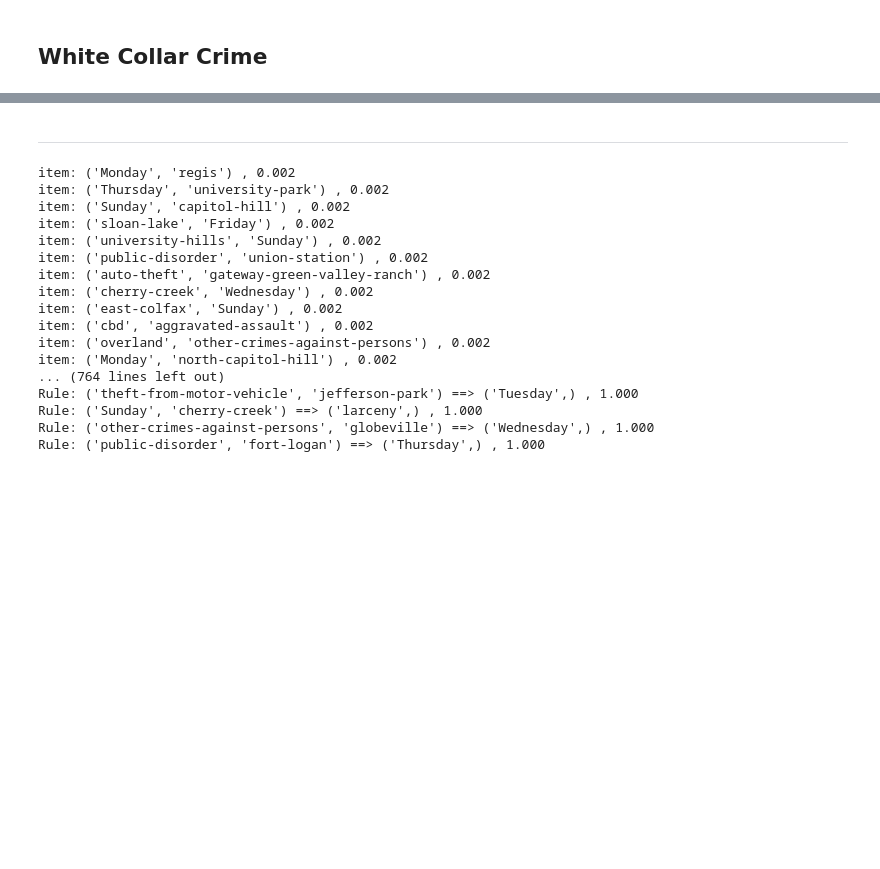
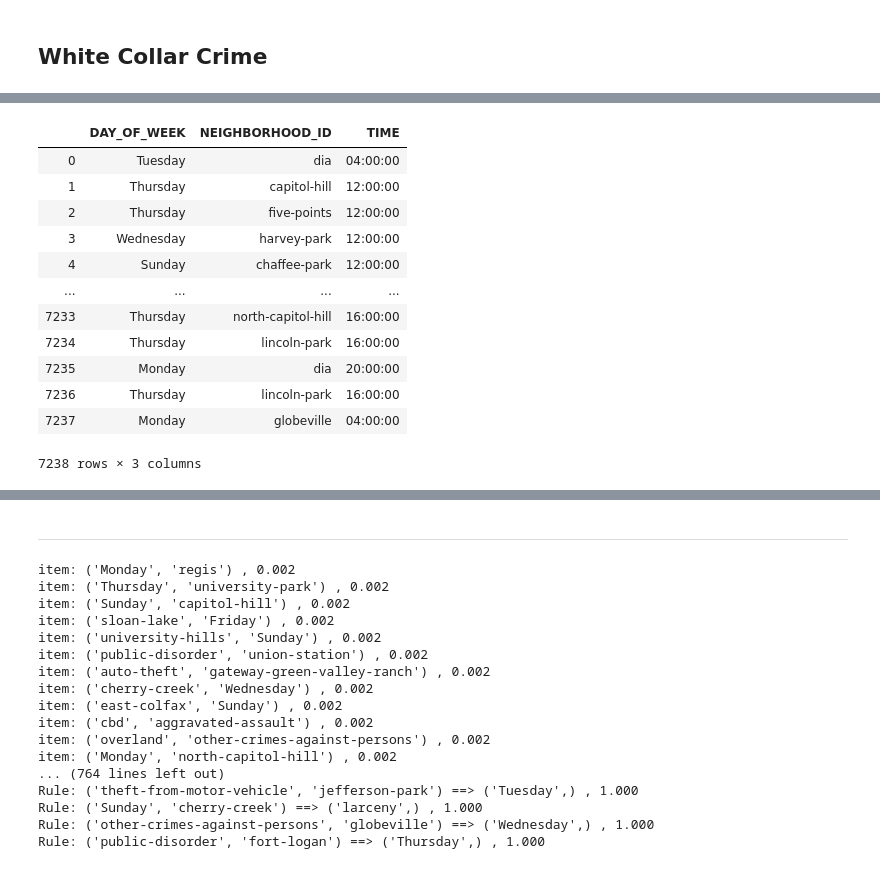
Before and after one commit to bittybueno/data-mining-project, a Jupyter notebook: Course_Project.ipynb, the cells around one changed output, grey strips where cells are left out. Cells and saved outputs as stored; diff of their text form; code cells hidden in the pictures; blank space fills up the shorter version.

```diff
--- a/Course_Project.ipynb
+++ b/Course_Project.ipynb
@@ -222,3 +325,19 @@ final_WCC
+# %%
+final_WCC[['DAY_OF_WEEK','NEIGHBORHOOD_ID', 'TIME']]
+# %% [output]
+|  | DAY_OF_WEEK | NEIGHBORHOOD_ID | TIME |
+| 0 | Tuesday | dia | 04:00:00 |
+| 1 | Thursday | capitol-hill | 12:00:00 |
+| 2 | Thursday | five-points | 12:00:00 |
+| 3 | Wednesday | harvey-park | 12:00:00 |
+| 4 | Sunday | chaffee-park | 12:00:00 |
+| ... | ... | ... | ... |
+| 7233 | Thursday | north-capitol-hill | 16:00:00 |
+| 7234 | Thursday | lincoln-park | 16:00:00 |
+| 7235 | Monday | dia | 20:00:00 |
+| 7236 | Thursday | lincoln-park | 16:00:00 |
+| 7237 | Monday | globeville | 04:00:00 |
+7238 rows × 3 columns
 # %%
 WCC_csv = final_WCC[['DAY_OF_WEEK','NEIGHBORHOOD_ID', 'TIME']]
 WCC_csv = WCC_csv.sample(5000)
```
Also changed, not shown: parts of 13 cells of this notebook, 9 other files.
